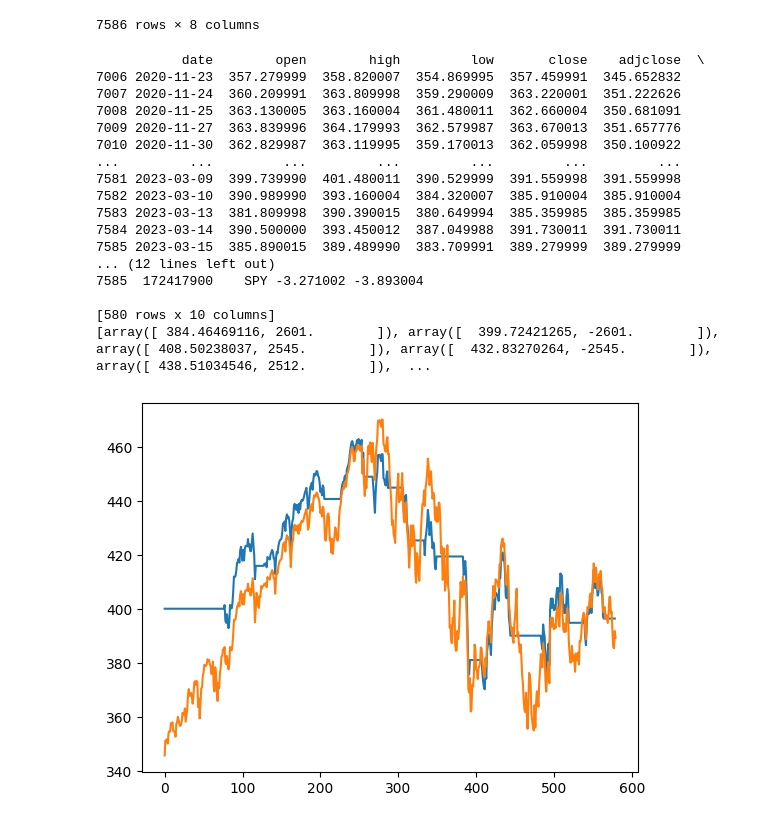
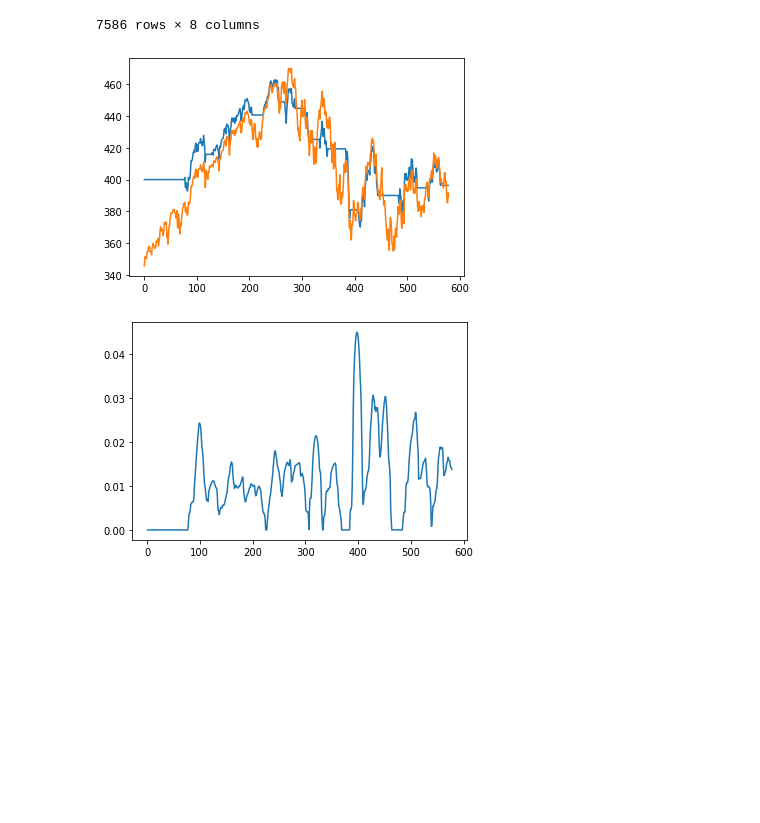
Before and after one commit to ag3nt3154/Quantitative_Finance_Modelling, a Jupyter notebook: testing.ipynb, the cells around one changed output. Drawn from its saved outputs; the diff is of its cells as text; code cells hidden in the pictures; blank space fills up the shorter version.

```diff
--- a/testing.ipynb
+++ b/testing.ipynb
@@ -66,50 +66,35 @@ def ma_signal(df, **kwargs):
 
     return df
 
 
 
 df = spy_df[-600:].copy()
 df = ma_signal(df)
-print(df)
 params = {
     'initial_capital': 1e6,
     'input_feature_list': ['adjclose', 'signal', 'signal+1']
 }
 
 # tdf = tdf[['date', 'adjclose', 'signal', 'signal+1']]
 
 
 env = TradingEnv(df, **params)
 
 # model = PPO(policy = "MlpPolicy",env=env, verbose=3, device='cuda')
 # model.learn(total_timesteps=25000)
 
 model = ma_crossover_policy()
 
 obs = env.reset()
 for i in range(600):
     action, _state = model.predict(obs, deterministic=True)
     obs, reward, done, info = env.step(action)
     env.render()
     if done:
-      obs = env.reset()
+    #   obs = env.reset()
       break
+
+# print(env.records['portfolio_volatility'])
 # %% [output]
-           date        open        high         low       close    adjclose  \
-7006 2020-11-23  357.279999  358.820007  354.869995  357.459991  345.652832
-7007 2020-11-24  360.209991  363.809998  359.290009  363.220001  351.222626
-7008 2020-11-25  363.130005  363.160004  361.480011  362.660004  350.681091
-7009 2020-11-27  363.839996  364.179993  362.579987  363.670013  351.657776
-7010 2020-11-30  362.829987  363.119995  359.170013  362.059998  350.100922
-...         ...         ...         ...         ...         ...         ...
-7581 2023-03-09  399.739990  401.480011  390.529999  391.559998  391.559998
-7582 2023-03-10  390.989990  393.160004  384.320007  385.910004  385.910004
-7583 2023-03-13  381.809998  390.390015  380.649994  385.359985  385.359985
-7584 2023-03-14  390.500000  393.450012  387.049988  391.730011  391.730011
-7585 2023-03-15  385.890015  389.489990  383.709991  389.279999  389.279999
-... (12 lines left out)
-7585  172417900    SPY -3.271002 -3.893004
-
-[580 rows x 10 columns]
-[array([ 384.46469116, 2601.        ]), array([  399.72421265, -2601.        ]), array([ 408.50238037, 2545.        ]), array([  432.83270264, -2545.        ]), array([ 438.51034546, 2512.        ]),  ...
-[figure, old version]
+[figure, new version]
+[figure, added]
```
Also changed, not shown: parts of 3 cells of this notebook, 2 other files.
